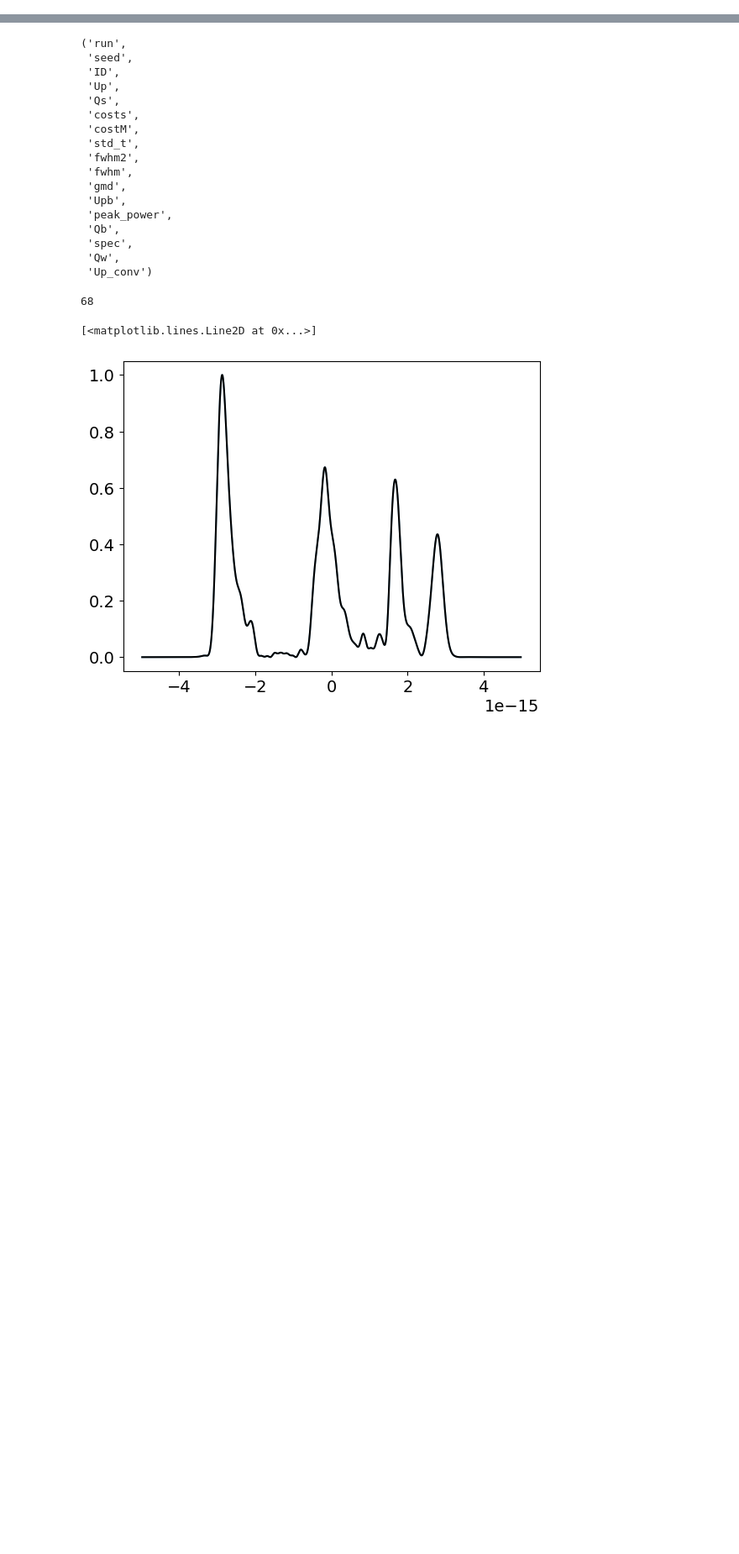
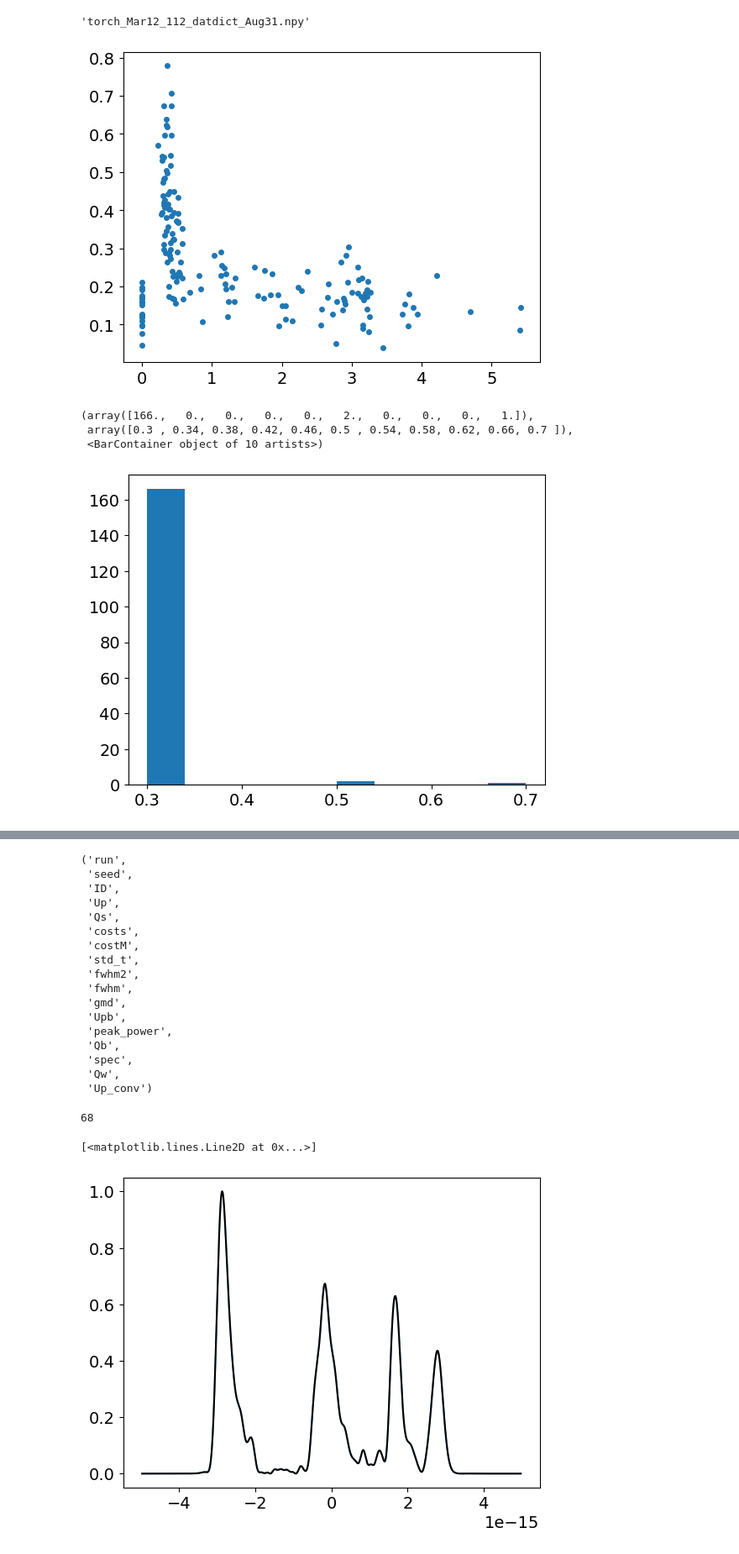
Before and after one commit to parisfranz/cVMI, a Jupyter notebook: clean recon July/plot_TWpaper.ipynb, the cells around one changed output, grey strips where cells are left out. Shown at 84% size. Drawn from its saved outputs; the diff is of its cells as text; code cells hidden in the pictures; blank space fills up the shorter version.

Commit message:
updates to simverifcation and plotting all processed data

```diff
--- a/clean recon July/plot_TWpaper.ipynb
+++ b/clean recon July/plot_TWpaper.ipynb
@@ -144,7 +154,7 @@ basesdir = '/reg/d/psdm/tmo/tmox51020/results/paris/circularpol_vNbases_dipole_F
 PR = PolarRebin('/reg/d/psdm/tmo/tmox51020/results/paris/recon/PR_c32_r32_th32.h5')
 # %%
 # fname = '/reg/d/psdm/tmo/tmox51020/results/paris/recon/torch_Mar10_110.npy'
-# fname = '/reg/d/psdm/tmo/tmox51020/results/paris/recon/torch_Mar12_112.npy'
+#fname = '/reg/d/psdm/tmo/tmox51020/results/paris/recon/torch_Mar12_112.npy'
 # fname = '/reg/d/psdm/tmo/tmox51020/results/paris/recon/torch_Mar14_121.npy'
 # fname = '/reg/d/psdm/tmo/tmox51020/results/paris/recon/torch_Mar16_122.npy'
 # # fname = '/reg/d/psdm/tmo/tmox51020/results/paris/recon/torch_Mar17_123.npy'
@@ -155,8 +165,10 @@ PR = PolarRebin('/reg/d/psdm/tmo/tmox51020/results/paris/recon/PR_c32_r32_th32.h
 # fname = '/reg/d/psdm/tmo/tmox51020/results/paris/recon/torch_May31_127.npy'
 # fname = '/reg/d/psdm/tmo/tmox51020/results/paris/recon/torch_Mar28_112.npy'
 
-fname = '/reg/d/psdm/tmo/tmox51020/results/paris/recon/torch_Aug3_127.npy'
-#fname = '/reg/d/psdm/tmo/tmox51020/results/paris/recon/torch_Aug8_112.npy'
+#fname = '/reg/d/psdm/tmo/tmox51020/results/paris/recon/torch_Aug3_127.npy'
+fname = '/reg/d/psdm/tmo/tmox51020/results/paris/recon/torch_Aug8_112.npy'
+
+#fname = '/reg/d/psdm/tmo/tmox51020/results/paris/recon/torch_Aug17_131.npy'
 run =  int(fname.split('torch_')[1].split('_')[1].split('.npy')[0])
 print(run)
 dats = np.load(fname, allow_pickle = True)[()]
@@ -460,7 +446,9 @@ datdict['sc'] = sc
 datdict['sc'] = thresh
 # %%
 #savename = fname.split('recon/')[1].split('.npy')[0]+'_summary.npy'
-savename = fname.split('recon/')[1].split('.npy')[0]+'_datdict.npy'
+savename = fname.split('recon/')[1].split('.npy')[0]+'_datdict_Aug31.npy'
 savename
+# %% [output]
+'torch_Mar12_112_datdict_Aug31.npy'
 # %%
 np.save(savename, datdict)
@@ -466,0 +460,19 @@ np.save(savename, datdict)
+# %%
+
+datall = np.ndarray(len(dat), dtype = [('run', int),('seed', int),('ID', int),('Up', float), ('Qs', float, 2*36-1),\
+                                      ('costs', float,l), ('costM', float,l),
+                                      ('std_t', float),('std_t_no_w', float), ('fwhm2', float), ('fwhm', float),\
+                                      ('gmd', float), ('Upb', bool), ('peak_power', float), ('Qb', bool),\
+                                      ('spec',float,1024),('EtEt', float, 2801), ('timestamp', int),\
+                                      ('Qw', bool), ('Up_conv', bool),\
+# %%
+cut = (datall['Upb'] == True) & (datall['Up_conv']) & (datall['Qb'])
+plt.plot(datall[cut]['fwhm'], datall[cut]['peak_power'], 'o')
+plt.show()
+plt.hist(datall[cut]['Up'])
+# %% [output]
+[figure, added]
+(array([166.,   0.,   0.,   0.,   0.,   2.,   0.,   0.,   0.,   1.]),
+ array([0.3 , 0.34, 0.38, 0.42, 0.46, 0.5 , 0.54, 0.58, 0.62, 0.66, 0.7 ]),
+ <BarContainer object of 10 artists>)
+[figure, added]
```
Also changed, not shown: parts of 17 cells of this notebook, 2 other files.
